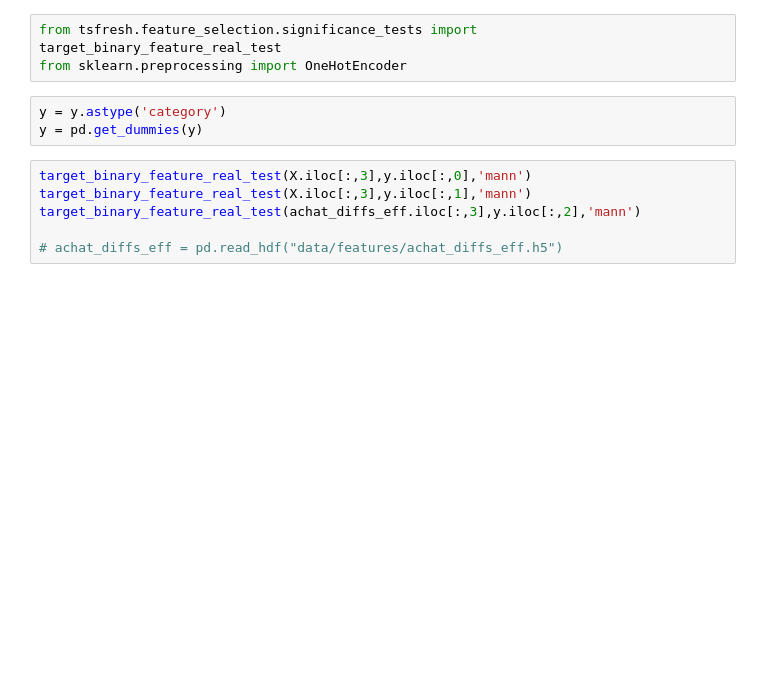
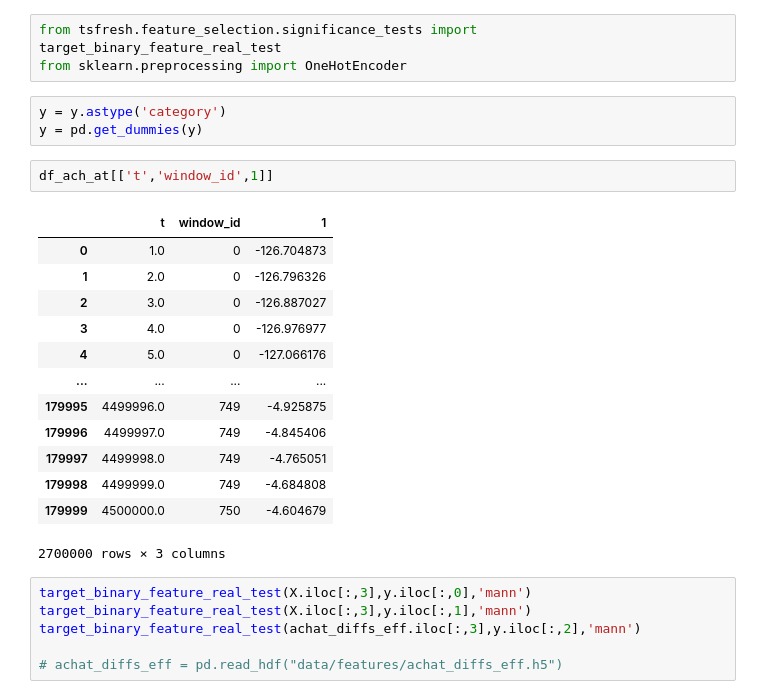
Before and after one commit to kartikey-vyas/GI-timeseries-classification, a Jupyter notebook: 5.1-kv-full-features.ipynb, the cells around one changed output. Saved outputs shown, nothing was run; the diff lists cells and outputs as text; blank space fills up the shorter version.

```diff
--- a/5.1-kv-full-features.ipynb
+++ b/5.1-kv-full-features.ipynb
@@ -120,6 +121,22 @@ from sklearn.preprocessing import OneHotEncoder
 # %%
 y = y.astype('category')
 y = pd.get_dummies(y)
+# %%
+df_ach_at[['t','window_id',1]]
+# %% [output]
+|  | t | window_id | 1 |
+| 0 | 1.0 | 0 | -126.704873 |
+| 1 | 2.0 | 0 | -126.796326 |
+| 2 | 3.0 | 0 | -126.887027 |
+| 3 | 4.0 | 0 | -126.976977 |
+| 4 | 5.0 | 0 | -127.066176 |
+| ... | ... | ... | ... |
+| 179995 | 4499996.0 | 749 | -4.925875 |
+| 179996 | 4499997.0 | 749 | -4.845406 |
+| 179997 | 4499998.0 | 749 | -4.765051 |
+| 179998 | 4499999.0 | 749 | -4.684808 |
+| 179999 | 4500000.0 | 750 | -4.604679 |
+2700000 rows × 3 columns
 # %%
 target_binary_feature_real_test(X.iloc[:,3],y.iloc[:,0],'mann')
 target_binary_feature_real_test(X.iloc[:,3],y.iloc[:,1],'mann')
```
Also changed, not shown: parts of 1 cell of this notebook, 7 other files.
